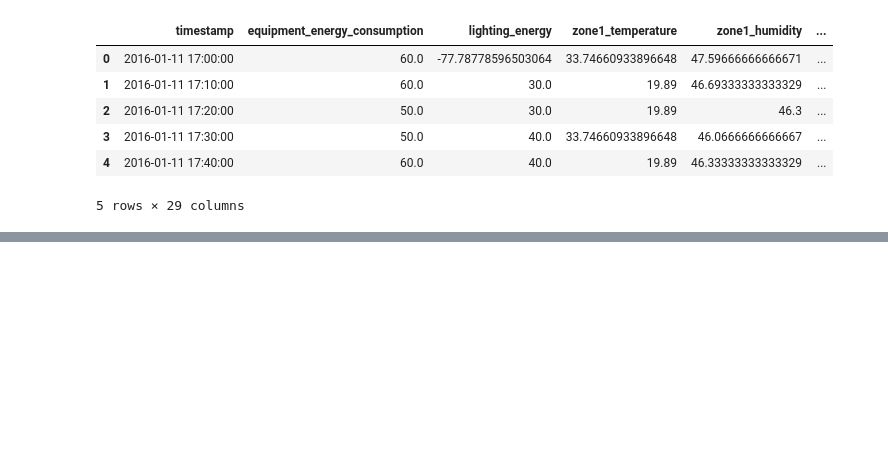
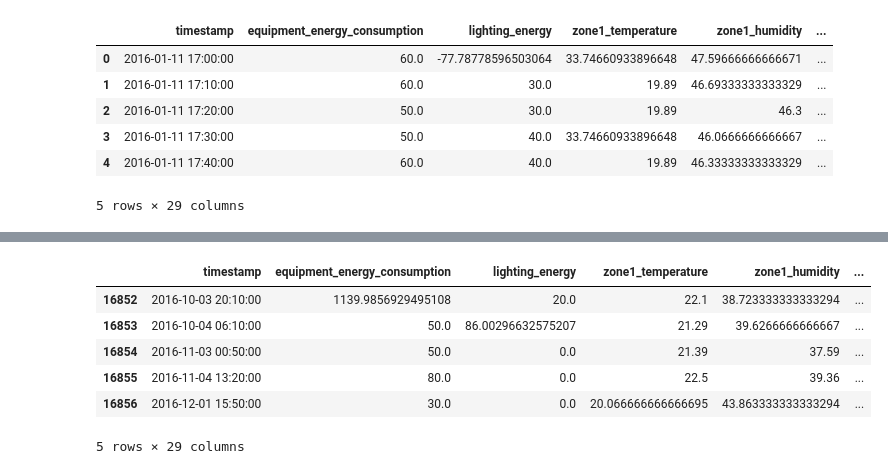
Before and after one commit to MaheshG10/DS-Intern-Assignment-Konda-Mahesh, a Jupyter notebook: Smart_Factory_Energy_Prediction_Model.ipynb, the cells around one changed output, grey strips where cells are left out. Saved outputs shown, nothing was run; the diff lists cells and outputs as text; code cells hidden in the pictures; blank space fills up the shorter version.

```diff
--- a/Smart_Factory_Energy_Prediction_Model.ipynb
+++ b/Smart_Factory_Energy_Prediction_Model.ipynb
@@ -27,0 +141,10 @@ df.head()
+# %%
+df.tail()
+# %% [output]
+|  | timestamp | equipment_energy_consumption | lighting_energy | zone1_temperature | zone1_humidity | ... |
+| 16852 | 2016-10-03 20:10:00 | 1139.9856929495108 | 20.0 | 22.1 | 38.723333333333294 | ... |
+| 16853 | 2016-10-04 06:10:00 | 50.0 | 86.00296632575207 | 21.29 | 39.6266666666667 | ... |
+| 16854 | 2016-11-03 00:50:00 | 50.0 | 0.0 | 21.39 | 37.59 | ... |
+| 16855 | 2016-11-04 13:20:00 | 80.0 | 0.0 | 22.5 | 39.36 | ... |
+| 16856 | 2016-12-01 15:50:00 | 30.0 | 0.0 | 20.066666666666695 | 43.863333333333294 | ... |
+5 rows × 29 columns
```
Also changed, not shown: parts of 8 cells of this notebook.
